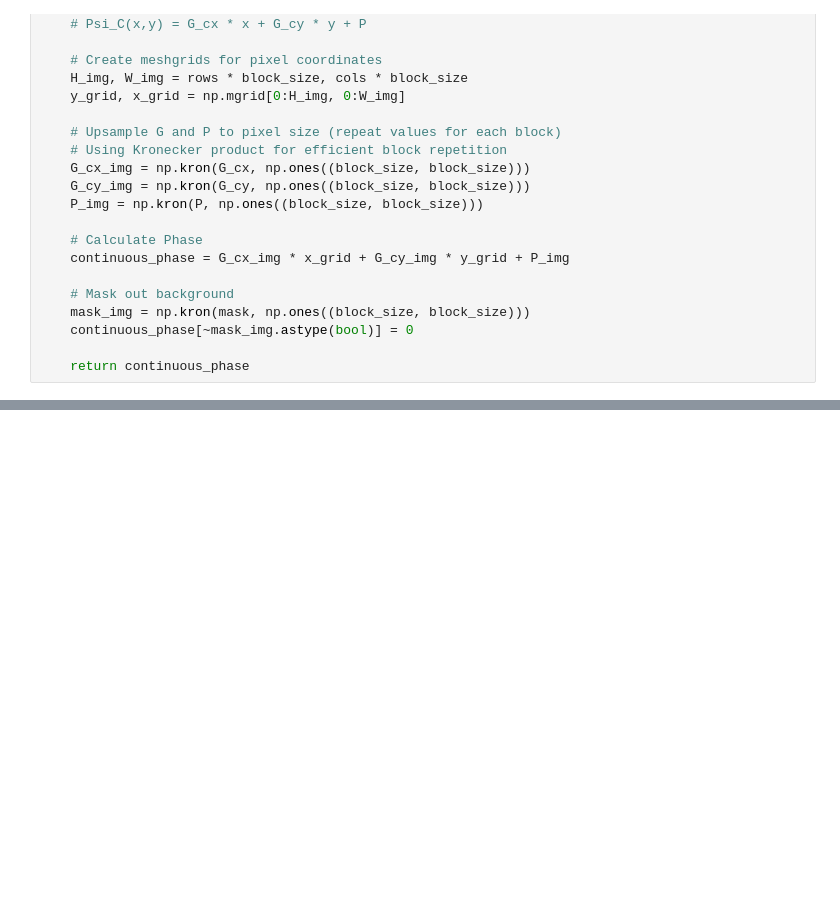
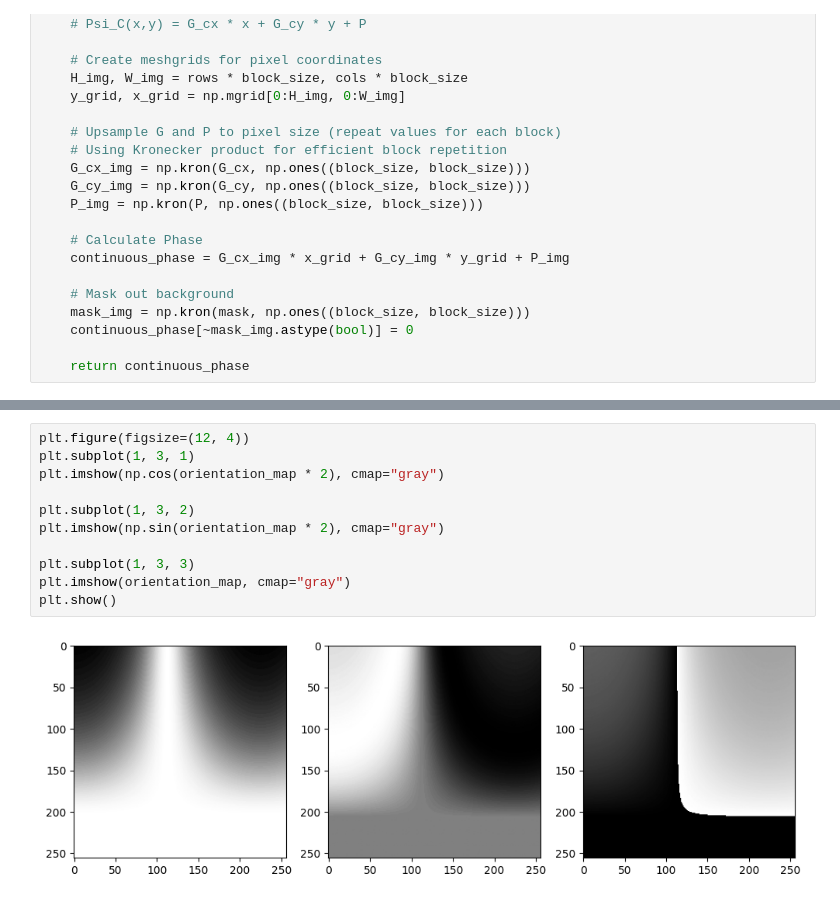
Before and after one commit to therealozp/fingerprint-generator, a Jupyter notebook: omap_to_phase.ipynb, the cells around one changed output, grey strips where cells are left out. Cells and saved outputs as stored; diff of their text form; blank space fills up the shorter version.

```diff
--- a/omap_to_phase.ipynb
+++ b/omap_to_phase.ipynb
@@ -321,0 +363,13 @@ plt.show()
+# %%
+plt.figure(figsize=(12, 4))
+plt.subplot(1, 3, 1)
+plt.imshow(np.cos(orientation_map * 2), cmap="gray")
+
+plt.subplot(1, 3, 2)
+plt.imshow(np.sin(orientation_map * 2), cmap="gray")
+
+plt.subplot(1, 3, 3)
+plt.imshow(orientation_map, cmap="gray")
+plt.show()
+# %% [output]
+[figure, added]
```
Also changed, not shown: parts of 5 cells of this notebook, 1 other file.
